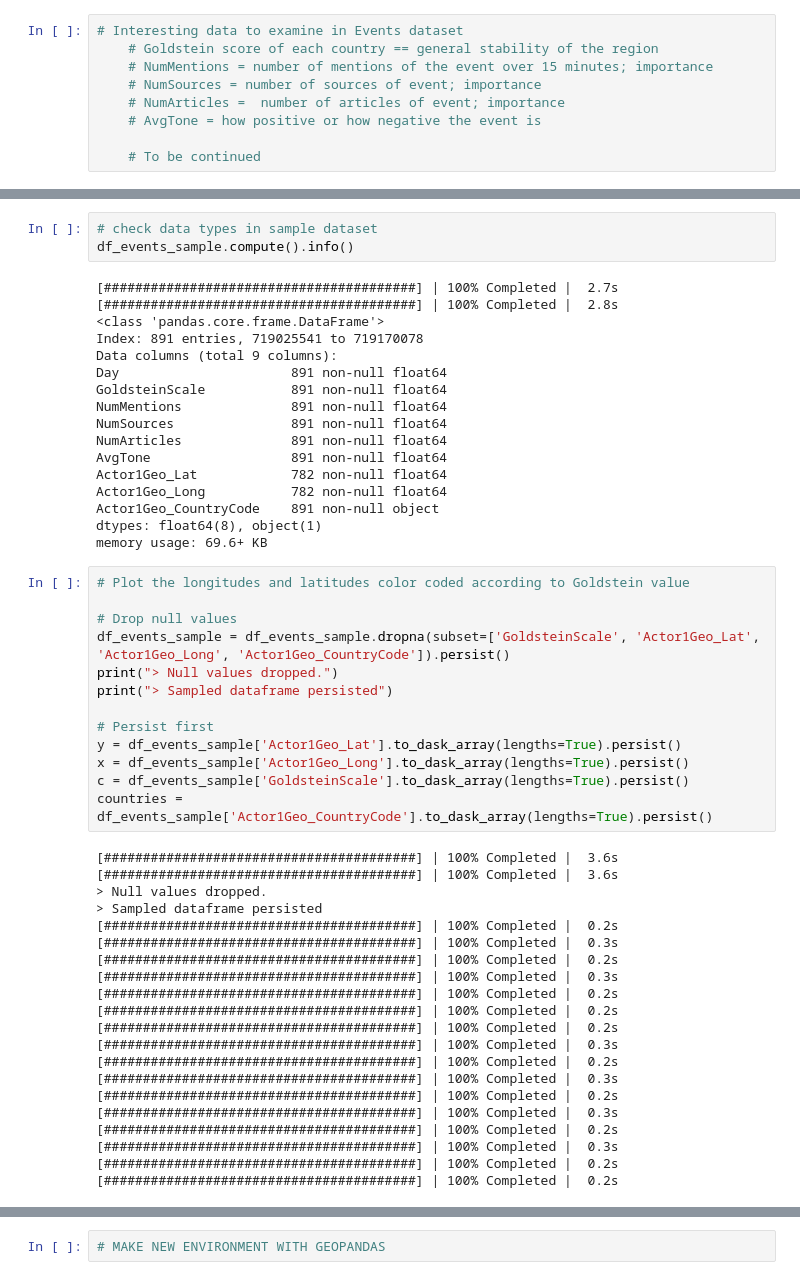
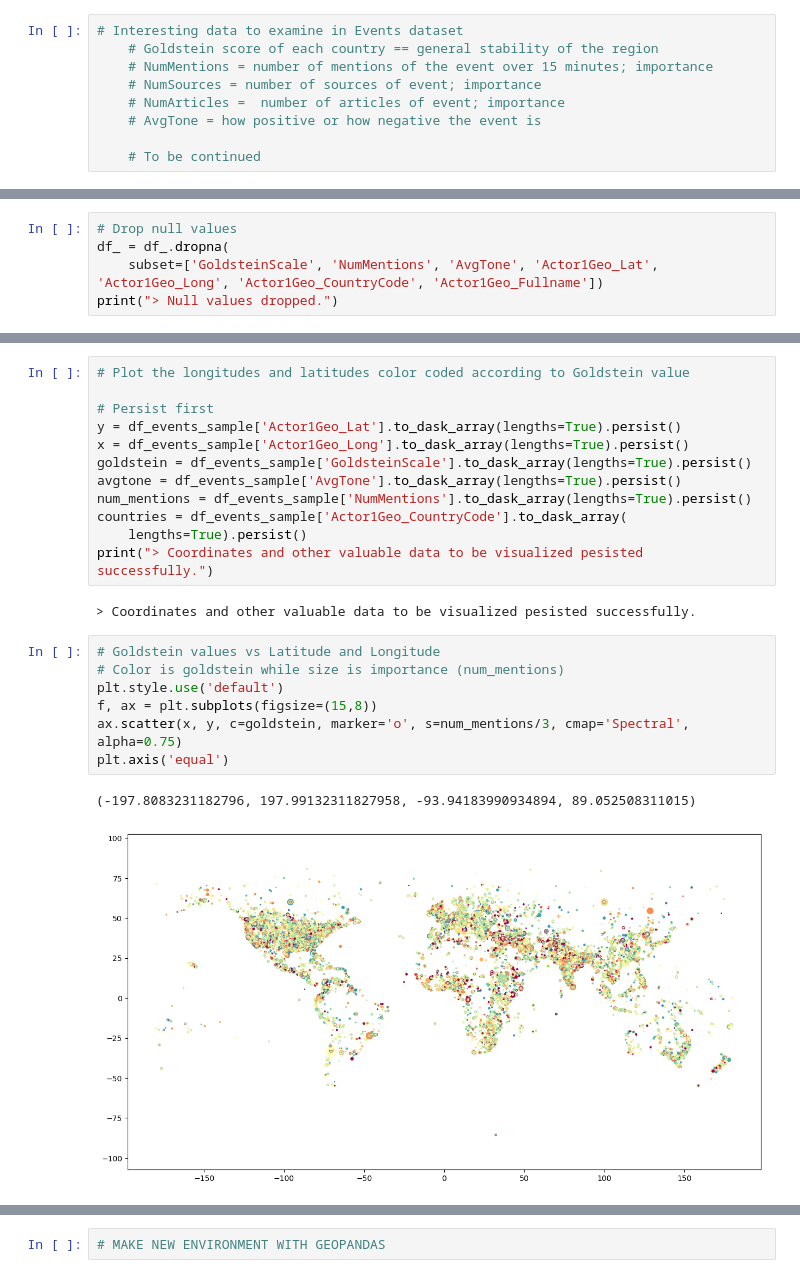
Before and after one commit to PrinceJavier/gdelt_analysis, a Jupyter notebook: GDELT_analysis.ipynb, the cells around one changed output, grey strips where cells are left out. Drawn from its saved outputs; the diff is of its cells as text.

```diff
--- a/GDELT_analysis.ipynb
+++ b/GDELT_analysis.ipynb
@@ -362,3 +370,8 @@ print(f"> Type of dataframe {type(df_)}")
 # %% [output]
 > Selected needed data from Events data.
 > Type of dataframe <class 'dask.dataframe.core.DataFrame'>
+# %%
+# Drop null values
+df_ = df_.dropna(
+    subset=['GoldsteinScale', 'NumMentions', 'AvgTone', 'Actor1Geo_Lat', 'Actor1Geo_Long', 'Actor1Geo_CountryCode', 'Actor1Geo_Fullname'])
+print("> Null values dropped.")
@@ -406,55 +389,25 @@ print("> Converted numerical data to float")
-# %%
-# check data types in sample dataset
-df_events_sample.compute().info()
-# %% [output]
-[########################################] | 100% Completed |  2.7s
-[########################################] | 100% Completed |  2.8s
-<class 'pandas.core.frame.DataFrame'>
-Index: 891 entries, 719025541 to 719170078
-Data columns (total 9 columns):
-Day                      891 non-null float64
-GoldsteinScale           891 non-null float64
-NumMentions              891 non-null float64
-NumSources               891 non-null float64
-NumArticles              891 non-null float64
-AvgTone                  891 non-null float64
-Actor1Geo_Lat            782 non-null float64
-Actor1Geo_Long           782 non-null float64
-Actor1Geo_CountryCode    891 non-null object
-dtypes: float64(8), object(1)
-memory usage: 69.6+ KB
 # %%
 # Plot the longitudes and latitudes color coded according to Goldstein value
-
-# Drop null values
-df_events_sample = df_events_sample.dropna(subset=['GoldsteinScale', 'Actor1Geo_Lat', 'Actor1Geo_Long', 'Actor1Geo_CountryCode']).persist()
-print("> Null values dropped.")
-print("> Sampled dataframe persisted")
 
 # Persist first
 y = df_events_sample['Actor1Geo_Lat'].to_dask_array(lengths=True).persist()
 x = df_events_sample['Actor1Geo_Long'].to_dask_array(lengths=True).persist()
-c = df_events_sample['GoldsteinScale'].to_dask_array(lengths=True).persist()
-countries = df_events_sample['Actor1Geo_CountryCode'].to_dask_array(lengths=True).persist()
+goldstein = df_events_sample['GoldsteinScale'].to_dask_array(lengths=True).persist()
+avgtone = df_events_sample['AvgTone'].to_dask_array(lengths=True).persist()
+num_mentions = df_events_sample['NumMentions'].to_dask_array(lengths=True).persist()
+countries = df_events_sample['Actor1Geo_CountryCode'].to_dask_array(
+    lengths=True).persist()
+print("> Coordinates and other valuable data to be visualized pesisted successfully.")
 # %% [output]
-[########################################] | 100% Completed |  3.6s
-[########################################] | 100% Completed |  3.6s
-> Null values dropped.
-> Sampled dataframe persisted
-[########################################] | 100% Completed |  0.2s
-[########################################] | 100% Completed |  0.3s
-[########################################] | 100% Completed |  0.2s
-[########################################] | 100% Completed |  0.3s
-[########################################] | 100% Completed |  0.2s
-[########################################] | 100% Completed |  0.2s
-[########################################] | 100% Completed |  0.2s
-[########################################] | 100% Completed |  0.3s
-[########################################] | 100% Completed |  0.2s
-[########################################] | 100% Completed |  0.3s
-[########################################] | 100% Completed |  0.2s
-[########################################] | 100% Completed |  0.3s
-[########################################] | 100% Completed |  0.2s
-[########################################] | 100% Completed |  0.3s
-[########################################] | 100% Completed |  0.2s
-[########################################] | 100% Completed |  0.2s
+> Coordinates and other valuable data to be visualized pesisted successfully.
+# %%
+# Goldstein values vs Latitude and Longitude
+# Color is goldstein while size is importance (num_mentions)
+plt.style.use('default')
+f, ax = plt.subplots(figsize=(15,8))
+ax.scatter(x, y, c=goldstein, marker='o', s=num_mentions/3, cmap='Spectral', alpha=0.75)
+plt.axis('equal')
+# %% [output]
+(-197.8083231182796, 197.99132311827958, -93.94183990934894, 89.052508311015)
+[figure, added]
 # %%
```
Also changed, not shown: parts of 34 cells of this notebook, 1 other file.
